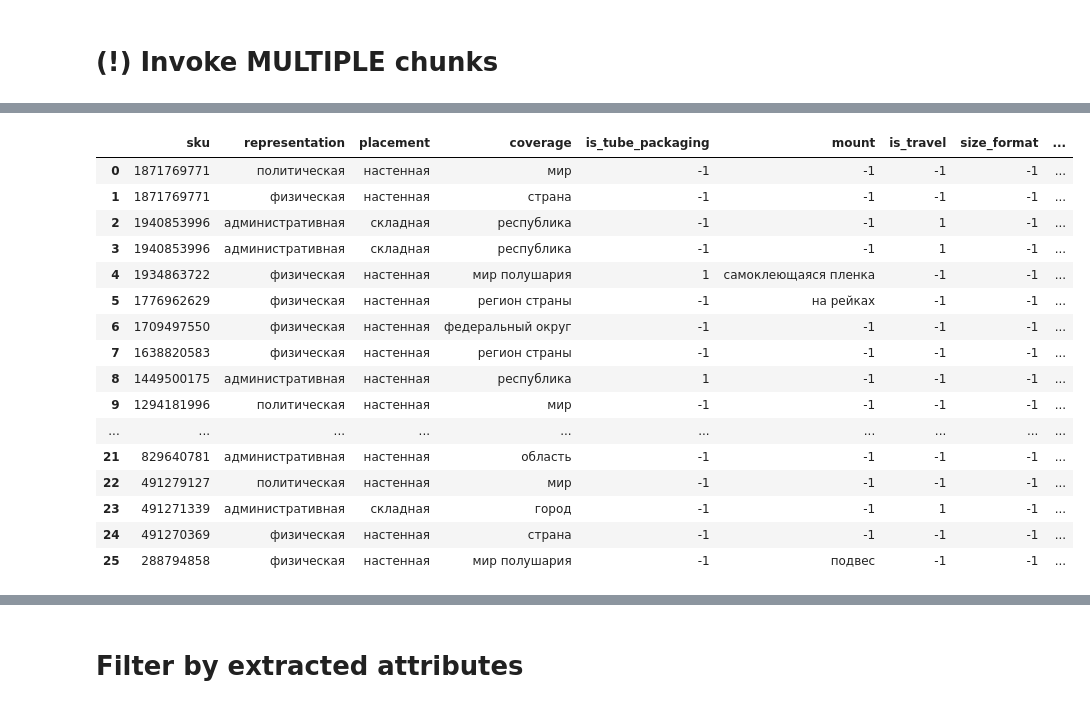
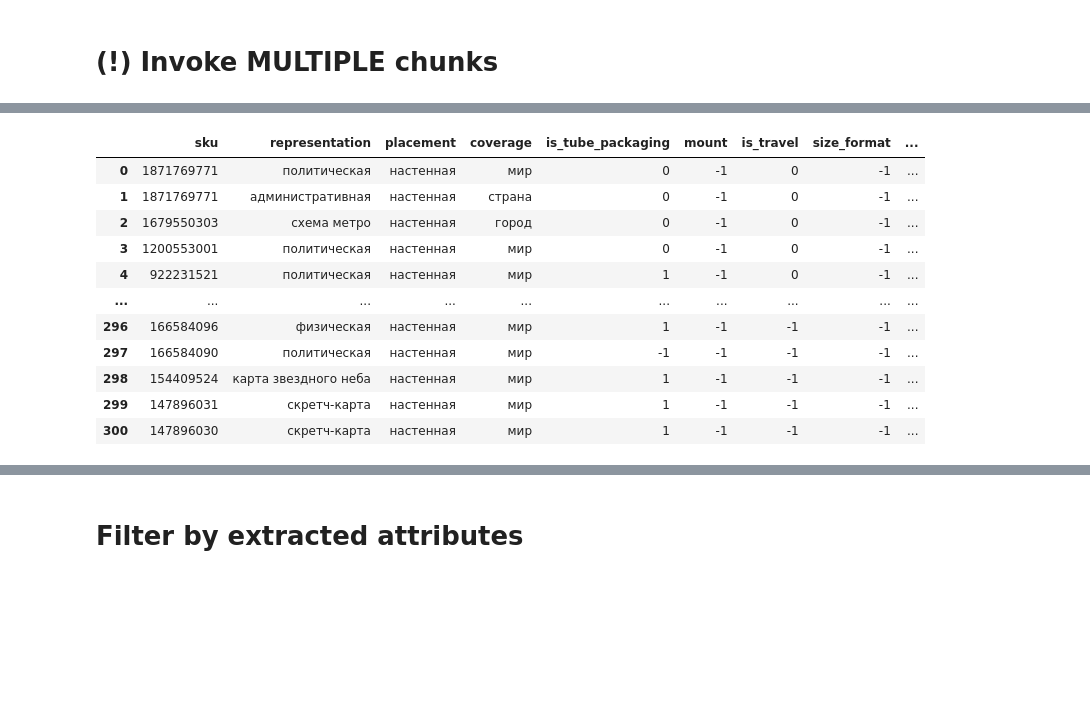
Before and after one commit to tony-pitchblack/marketplace_analytics, a Jupyter notebook: cross-encoder/make-hf-dataset_OZ-geo_part-0_LLM-labeling_two-staged.ipynb, the cells around one changed output, grey strips where cells are left out. Cells and saved outputs as stored; diff of their text form; code cells hidden in the pictures; blank space fills up the shorter version.

```diff
--- a/cross-encoder/make-hf-dataset_OZ-geo_part-0_LLM-labeling_two-staged.ipynb
+++ b/cross-encoder/make-hf-dataset_OZ-geo_part-0_LLM-labeling_two-staged.ipynb
@@ -12221,8 +12242,8 @@ invalid_df, invalid_sampling_config, _ = get_logged_mismatches(
 # %%
 # Choose data subset (& corresponding sampling config for logging)
 
-# chosen_subset_df = full_df
-# chosen_sampling_config = {} # TODO: might be broken when logging later; possibly also need mismatched_cols
+chosen_subset_df = full_df
+chosen_sampling_config = {} # TODO: might be broken when logging later; possibly also need mismatched_cols
 
 # chosen_subset_df = filtered_full_df
 # chosen_sampling_config = {} # TODO: might be broken when logging later; possibly also need mismatched_cols
@@ -12233,11 +12254,11 @@ invalid_df, invalid_sampling_config, _ = get_logged_mismatches(
 # chosen_subset_df = logged_mismatches_df
 # chosen_sampling_config = logged_sampling_config
 
-chosen_subset_df = invalid_df
-chosen_sampling_config = invalid_sampling_config
+# chosen_subset_df = invalid_df
+# chosen_sampling_config = invalid_sampling_config
 
-chosen_description_col = 'name_and_description'
-# chosen_description_col = 'name'
+# chosen_description_col = 'name_and_description'
+chosen_description_col = 'name'
 
 assert chosen_description_col in chosen_subset_df.columns
 assert 'sku' in chosen_subset_df.columns
@@ -12812,10 +12834,10 @@ def invoke(runnable, variables):
 
     return response_text, response_timestamp
 
-def confirm_prompt(model_config, chosen_prompt, descriptions_chunks, total_cost):
+def confirm_prompt(model_config, chosen_prompt, num_chunks, total_cost):
     ans = 'n'
     ans = input(
-        f"Process {len(descriptions_chunks)} chunks for total cost of {total_cost:.2f} RUB"
+        f"Process {num_chunks} chunks for total cost of {total_cost:.2f} RUB"
         f" with model '{model_config['model_name']}'"
         f" and prompt '{chosen_prompt['name']}'"
         "?"
@@ -12824,25 +12846,37 @@ def confirm_prompt(model_config, chosen_prompt, descriptions_chunks, total_cost)
     assert ans == 'y', "Can only proceed if confirmed ('y')"
 # %%
 from tqdm import tqdm
-
-confirm_prompt(model_config, chosen_prompt, descriptions_chunks, total_cost)
+from pandas.errors import ParserError
 
 all_response_df = pd.DataFrame()
-for chunk_idx in tqdm(range(len(descriptions_chunks)), desc='Processing chunks'):
-    chosen_products_descriptions = descriptions_chunks[chunk_idx]
-    runnable, variables, memory = construct_runnable(chosen_products_descriptions)
-    response_text, response_timestamp = invoke(runnable, variables)
-    response_df = strip_csv_and_load_df(response_text)
-    # response_df['chunk_idx'] = chunk_idx
-    response_df = strip_whitespaces(response_df)
-    mapped_response_df = map_categoricals_back(
-        response_df, chosen_prompt['extra_options']['mapping']
-    )
+start_chunk_idx = 0
+end_chunk_idx = len(descriptions_chunks)
 
-    all_response_df = pd.concat([
-        all_response_df,
-        mapped_response_df,
-    ]).drop_duplicates().reset_index(drop=True)
+# all_response_df = failed_response_df
+# start_chunk_idx = failed_chunk_idx
+# end_chunk_idx = len(descriptions_chunks)
+
+num_chunks = end_chunk_idx - start_chunk_idx
+confirm_prompt(model_config, chosen_prompt, num_chunks, total_cost)
+for chunk_idx in tqdm(range(start_chunk_idx, end_chunk_idx), desc='Processing chunks'):
+    try:
+        chosen_products_descriptions = descriptions_chunks[chunk_idx]
+        runnable, variables, memory = construct_runnable(chosen_products_descriptions)
+        response_text, response_timestamp = invoke(runnable, variables)
+        response_df = strip_csv_and_load_df(response_text)
+        # response_df['chunk_idx'] = chunk_idx
+        response_df = strip_whitespaces(response_df)
+        mapped_response_df = map_categoricals_back(
+            response_df, chosen_prompt['extra_options']['mapping']
+        )
+
+        all_response_df = pd.concat([
+            all_response_df,
+            mapped_response_df,
+        ]).drop_duplicates().reset_index(drop=True)
+    except ParserError:
+        failed_response_df = all_response_df
+        failed_chunk_idx = chunk_idx
 
 save(
     response_timestamp,
@@ -12862,17 +12896,12 @@ Saving response with filename:
 |  | sku | representation | placement | coverage | is_tube_packaging | mount | is_travel | size_format | ... |
-| 0 | 1871769771 | политическая | настенная | мир | -1 | -1 | -1 | -1 | ... |
-| 1 | 1871769771 | физическая | настенная | страна | -1 | -1 | -1 | -1 | ... |
-| 2 | 1940853996 | административная | складная | республика | -1 | -1 | 1 | -1 | ... |
-| 3 | 1940853996 | административная | складная | республика | -1 | -1 | 1 | -1 | ... |
-| 4 | 1934863722 | физическая | настенная | мир полушария | 1 | самоклеющаяся пленка | -1 | -1 | ... |
-| 5 | 1776962629 | физическая | настенная | регион страны | -1 | на рейках | -1 | -1 | ... |
-| 6 | 1709497550 | физическая | настенная | федеральный округ | -1 | -1 | -1 | -1 | ... |
-| 7 | 1638820583 | физическая | настенная | регион страны | -1 | -1 | -1 | -1 | ... |
-| 8 | 1449500175 | административная | настенная | республика | 1 | -1 | -1 | -1 | ... |
-| 9 | 1294181996 | политическая | настенная | мир | -1 | -1 | -1 | -1 | ... |
+| 0 | 1871769771 | политическая | настенная | мир | 0 | -1 | 0 | -1 | ... |
+| 1 | 1871769771 | административная | настенная | страна | 0 | -1 | 0 | -1 | ... |
+| 2 | 1679550303 | схема метро | настенная | город | 0 | -1 | 0 | -1 | ... |
+| 3 | 1200553001 | политическая | настенная | мир | 0 | -1 | 0 | -1 | ... |
+| 4 | 922231521 | политическая | настенная | мир | 1 | -1 | 0 | -1 | ... |
 | ... | ... | ... | ... | ... | ... | ... | ... | ... | ... |
-| 21 | 829640781 | административная | настенная | область | -1 | -1 | -1 | -1 | ... |
-| 22 | 491279127 | политическая | настенная | мир | -1 | -1 | -1 | -1 | ... |
-| 23 | 491271339 | административная | складная | город | -1 | -1 | 1 | -1 | ... |
-| 24 | 491270369 | физическая | настенная | страна | -1 | -1 | -1 | -1 | ... |
-| 25 | 288794858 | физическая | настенная | мир полушария | -1 | подвес | -1 | -1 | ... |
+| 296 | 166584096 | физическая | настенная | мир | 1 | -1 | -1 | -1 | ... |
+| 297 | 166584090 | политическая | настенная | мир | -1 | -1 | -1 | -1 | ... |
+| 298 | 154409524 | карта звездного неба | настенная | мир | 1 | -1 | -1 | -1 | ... |
+| 299 | 147896031 | скретч-карта | настенная | мир | 1 | -1 | -1 | -1 | ... |
+| 300 | 147896030 | скретч-карта | настенная | мир | 1 | -1 | -1 | -1 | ... |
```
Also changed, not shown: parts of 55 cells of this notebook.
